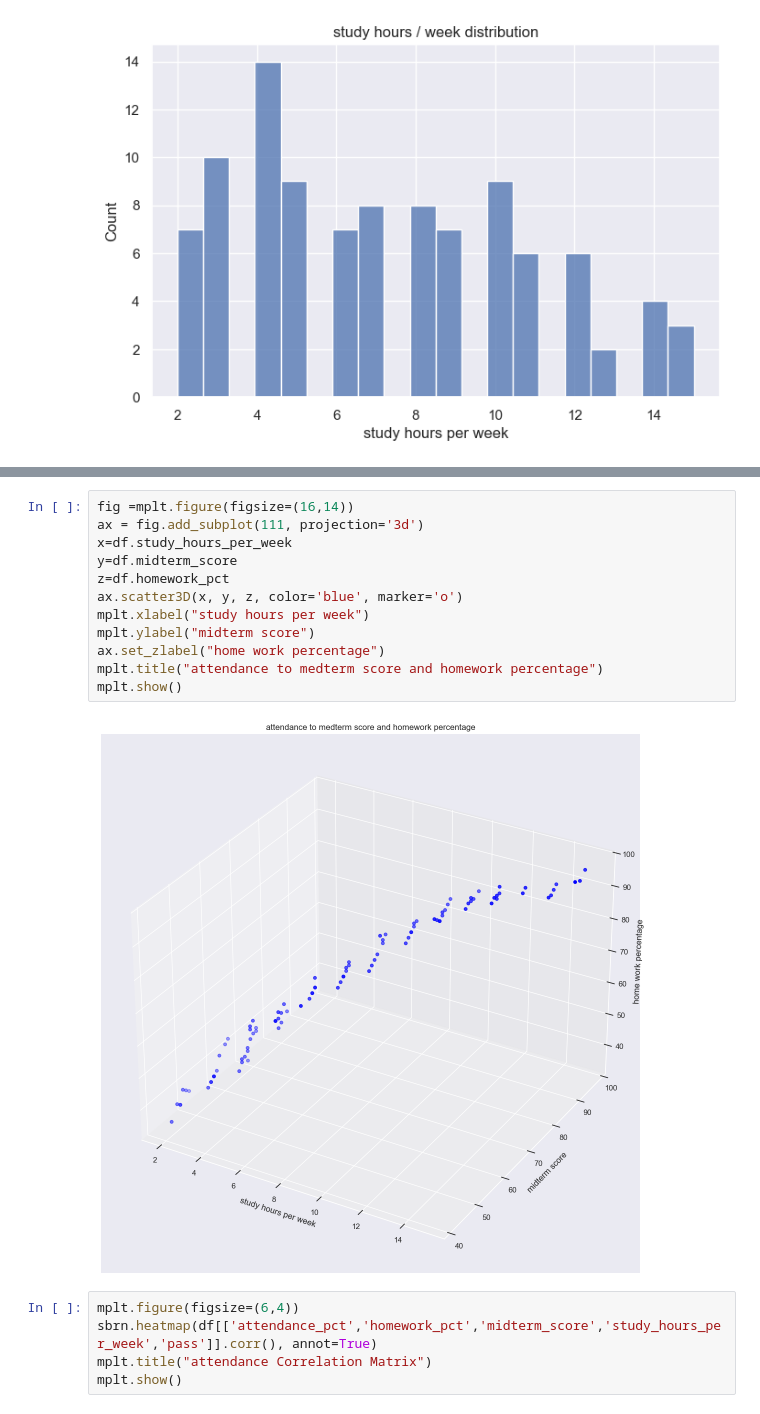
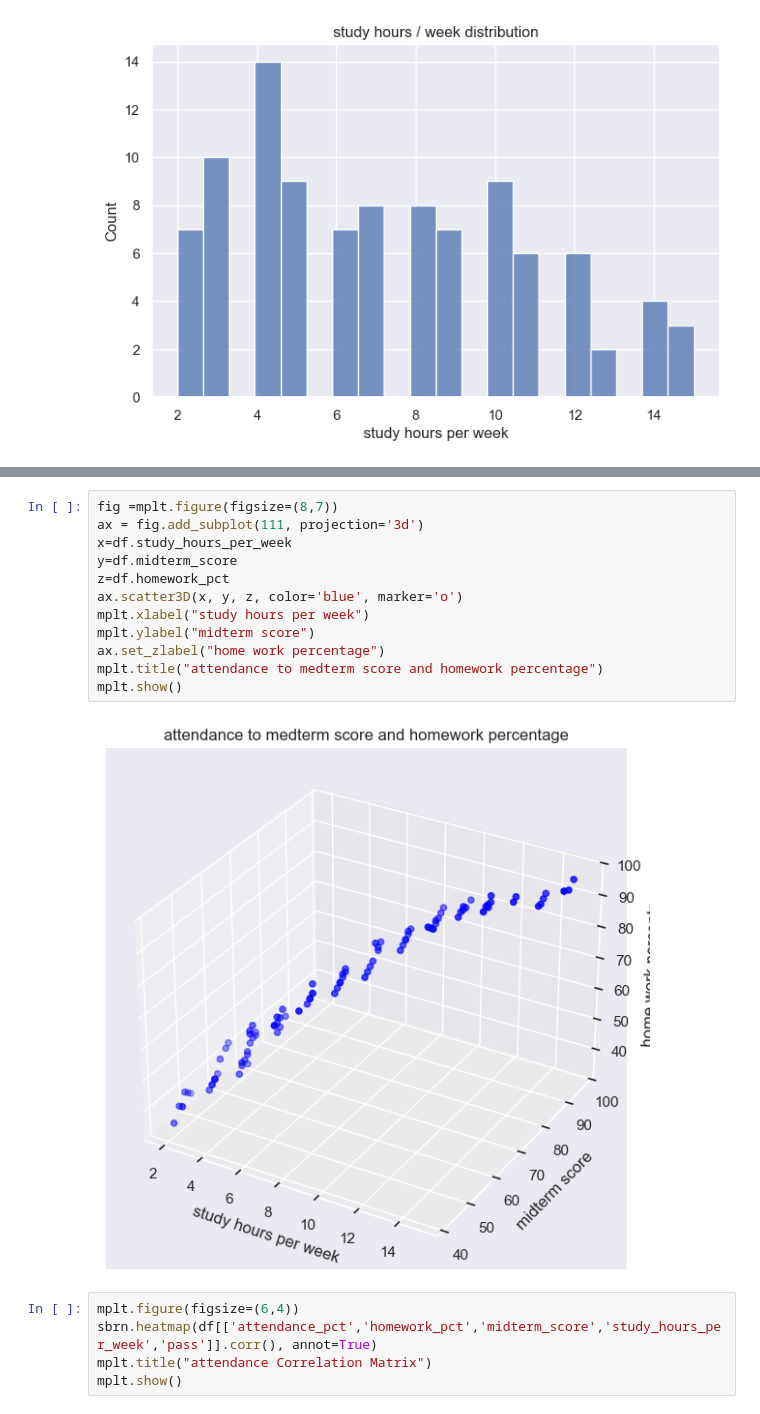
Before and after one commit to ASD-AlG/MACHINE-LEARNING-LAB, a Jupyter notebook: display.ipynb, the cells around one changed output, grey strips where cells are left out. Saved outputs shown, nothing was run; the diff lists cells and outputs as text.

```diff
--- a/display.ipynb
+++ b/display.ipynb
@@ -141,17 +141,17 @@ mplt.show()
 # %%
-fig =mplt.figure(figsize=(16,14))
+fig =mplt.figure(figsize=(8,7))
 ax = fig.add_subplot(111, projection='3d')
 x=df.study_hours_per_week
 y=df.midterm_score
 z=df.homework_pct
 ax.scatter3D(x, y, z, color='blue', marker='o')
 mplt.xlabel("study hours per week")
 mplt.ylabel("midterm score")
 ax.set_zlabel("home work percentage")
 mplt.title("attendance to medterm score and homework percentage")
 mplt.show()
 # %% [output]
-[figure, old version]
+[figure, new version]
 # %%
 mplt.figure(figsize=(6,4))
 sbrn.heatmap(df[['attendance_pct','homework_pct','midterm_score','study_hours_per_week','pass']].corr(), annot=True)
```
Also changed, not shown: parts of 1 cell of this notebook.
